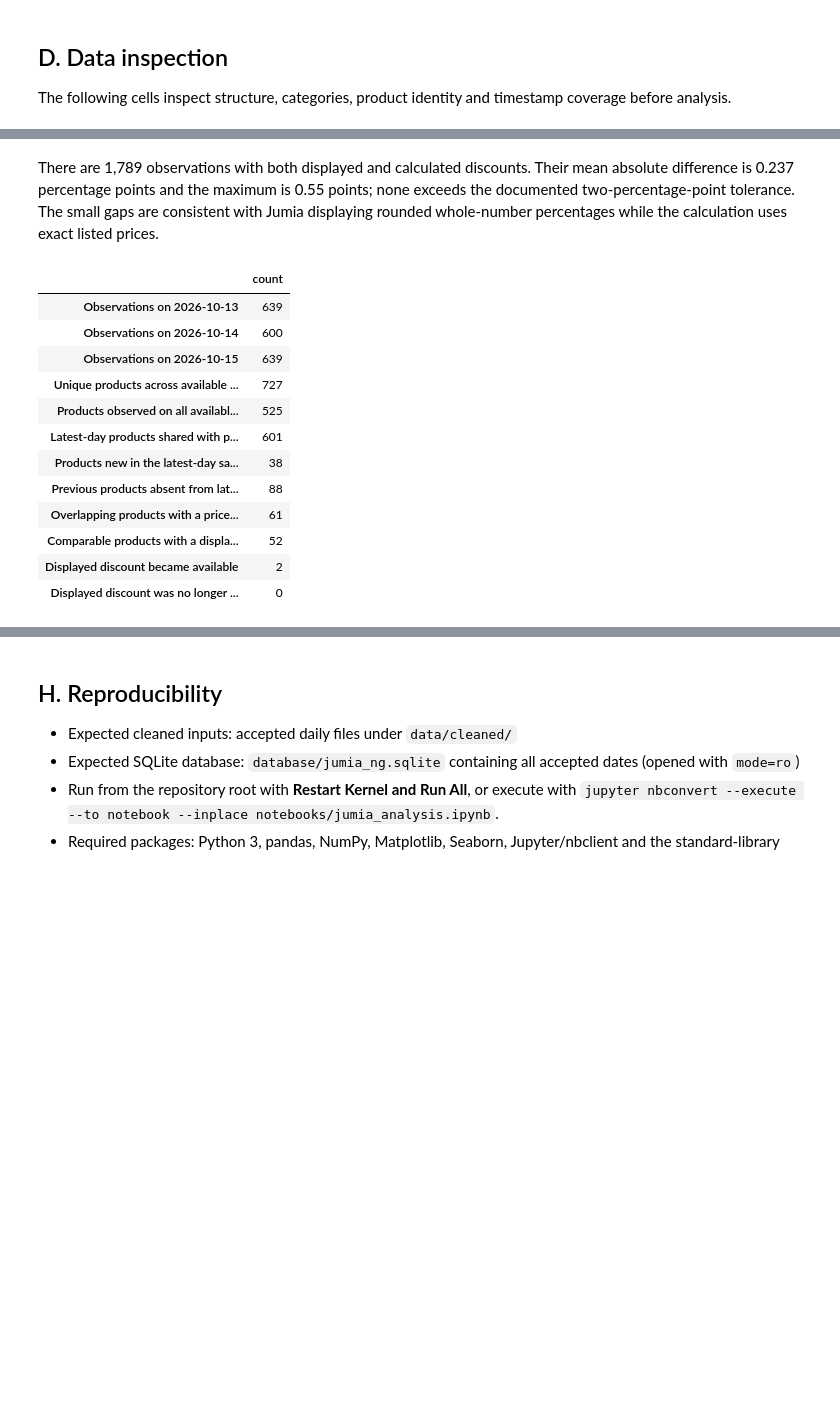
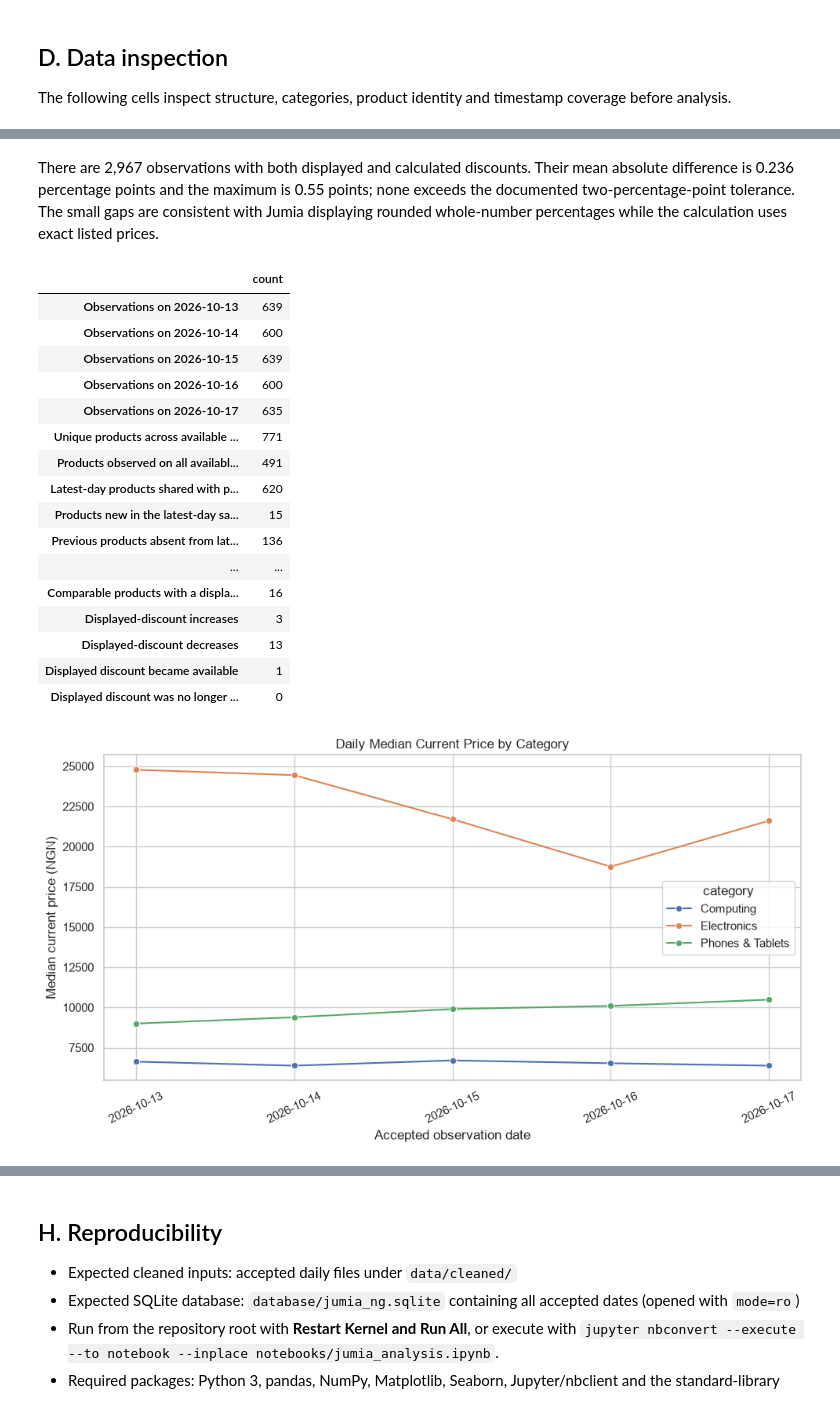
Before and after one commit to sedrackbisogho85-jpg/dsc2107-group2-jumia-ng, a Jupyter notebook: notebooks/jumia_analysis.ipynb, the cells around one changed output, grey strips where cells are left out. Cells and saved outputs as stored; diff of their text form; code cells hidden in the pictures; blank space fills up the shorter version.

```diff
--- a/notebooks/jumia_analysis.ipynb
+++ b/notebooks/jumia_analysis.ipynb
@@ -405,5 +407,5 @@ plt.show()
 # %% [markdown]
-There are 1,789 observations with both displayed and calculated discounts. Their mean absolute difference is 0.237 percentage points and the maximum is 0.55 points; none exceeds the documented two-percentage-point tolerance. The small gaps are consistent with Jumia displaying rounded whole-number percentages while the calculation uses exact listed prices.
+There are 2,967 observations with both displayed and calculated discounts. Their mean absolute difference is 0.236 percentage points and the maximum is 0.55 points; none exceeds the documented two-percentage-point tolerance. The small gaps are consistent with Jumia displaying rounded whole-number percentages while the calculation uses exact listed prices.
 # %%
 latest_date = available_dates[-1]
 latest_day = df[df["scrape_date"] == latest_date].copy()
@@ -438,42 +440,79 @@ comparison_counts.update({
         "source_product_id",
     ].nunique(),
     "Previous products absent from latest-day sample": previous_latest.loc[
         ~previous_latest["source_product_id"].isin(latest_day["source_product_id"]),
         "source_product_id",
     ].nunique(),
     "Overlapping products with a price change": int(
         latest_comparison["current_price_previous"].ne(latest_comparison["current_price_latest"]).sum()
     ),
+    "Price increases from latest prior observation": int((
+        latest_comparison["current_price_latest"] > latest_comparison["current_price_previous"]
+    ).sum()),
+    "Price decreases from latest prior observation": int((
+        latest_comparison["current_price_latest"] < latest_comparison["current_price_previous"]
+    ).sum()),
     "Comparable products with a displayed-discount change": int(
         latest_comparison.loc[both_discounts, "displayed_discount_percentage_previous"].ne(
             latest_comparison.loc[both_discounts, "displayed_discount_percentage_latest"]
         ).sum()
     ),
+    "Displayed-discount increases": int((
+        latest_comparison.loc[both_discounts, "displayed_discount_percentage_latest"]
+        > latest_comparison.loc[both_discounts, "displayed_discount_percentage_previous"]
+    ).sum()),
+    "Displayed-discount decreases": int((
+        latest_comparison.loc[both_discounts, "displayed_discount_percentage_latest"]
+        < latest_comparison.loc[both_discounts, "displayed_discount_percentage_previous"]
+    ).sum()),
     "Displayed discount became available": int((
         latest_comparison["displayed_discount_percentage_previous"].isna()
         & latest_comparison["displayed_discount_percentage_latest"].notna()
     ).sum()),
     "Displayed discount was no longer available": int((
         latest_comparison["displayed_discount_percentage_previous"].notna()
         & latest_comparison["displayed_discount_percentage_latest"].isna()
     ).sum()),
 })
 preliminary_comparison = pd.Series(comparison_counts)
 display(preliminary_comparison.rename("count").to_frame())
+
+daily_median_prices = (
+    df.groupby(["scrape_date", "category"], as_index=False)["current_price"].median()
+)
+plt.figure(figsize=(10, 5.5))
+sns.lineplot(
+    data=daily_median_prices,
+    x="scrape_date",
+    y="current_price",
+    hue="category",
+    marker="o",
+)
+plt.title("Daily Median Current Price by Category")
+plt.xlabel("Accepted observation date")
+plt.ylabel("Median current price (NGN)")
+plt.xticks(rotation=25)
+plt.tight_layout()
+plt.show()
 # %% [output]
 |  | count |
 | Observations on 2026-10-13 | 639 |
 | Observations on 2026-10-14 | 600 |
 | Observations on 2026-10-15 | 639 |
-| Unique products across available ... | 727 |
-| Products observed on all availabl... | 525 |
-| Latest-day products shared with p... | 601 |
-| Products new in the latest-day sa... | 38 |
-| Previous products absent from lat... | 88 |
-| Overlapping products with a price... | 61 |
-| Comparable products with a displa... | 52 |
-| Displayed discount became available | 2 |
+| Observations on 2026-10-16 | 600 |
+| Observations on 2026-10-17 | 635 |
+| Unique products across available ... | 771 |
+| Products observed on all availabl... | 491 |
+| Latest-day products shared with p... | 620 |
+| Products new in the latest-day sa... | 15 |
+| Previous products absent from lat... | 136 |
+| ... | ... |
+| Comparable products with a displa... | 16 |
+| Displayed-discount increases | 3 |
+| Displayed-discount decreases | 13 |
+| Displayed discount became available | 1 |
 | Displayed discount was no longer ... | 0 |
+[figure, added]
 # %% [markdown]
 ## G. Seven-day analysis placeholders
 
```
Also changed, not shown: parts of 24 cells of this notebook, 6 other files.
